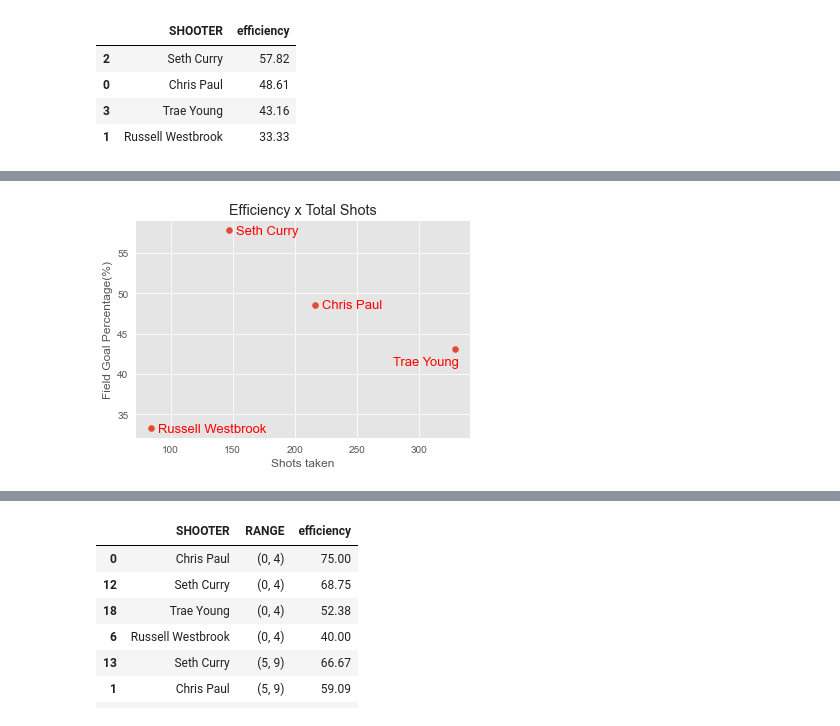
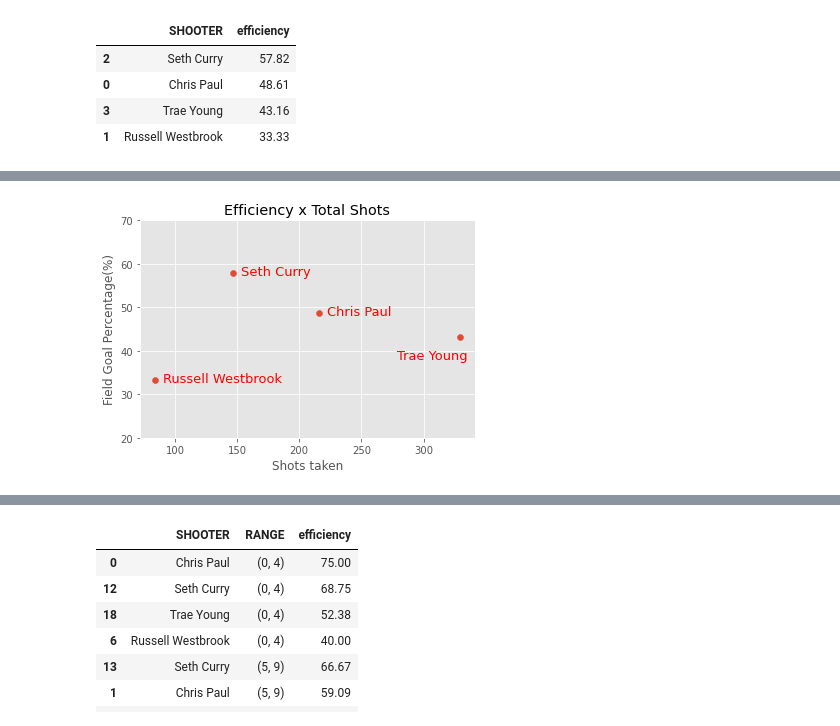
Before and after one commit to 3kleo/NBA-Shooting-Data, a Jupyter notebook: NBA_shooting_data.ipynb, the cells around one changed output, grey strips where cells are left out. Saved outputs shown, nothing was run; the diff lists cells and outputs as text; code cells hidden in the pictures.

```diff
--- a/NBA_shooting_data.ipynb
+++ b/NBA_shooting_data.ipynb
@@ -56,22 +58,23 @@ df_pct[['SHOOTER', 'efficiency']].sort_values('efficiency', ascending=False)
 # %%
 plt.scatter(df_pct['total_shots'],
             df_pct['efficiency'],
                )
 for i in range(df_pct.shape[0]):
     if df_pct['SHOOTER'][i] != 'Trae Young':
         plt.text(x=df_pct['total_shots'][i]+6,
               y=df_pct['efficiency'][i]-0.5,
               s=df_pct['SHOOTER'][i],
               fontdict=dict(color='red',size=13))
     else:
         plt.text(x=df_pct['total_shots'][i]-50,
-              y=df_pct['efficiency'][i]-2,
+              y=df_pct['efficiency'][i]-5,
               s=df_pct['SHOOTER'][i],
               fontdict=dict(color='red',size=13))
 plt.title('Efficiency x Total Shots')
 plt.xlabel('Shots taken')
 plt.ylabel('Field Goal Percentage(%)')
+plt.ylim(20, 70)
 plt.show()
 # %% [output]
-[figure, old version]
+[figure, new version]
 # %% [markdown]
```
Also changed, not shown: parts of 15 cells of this notebook.
